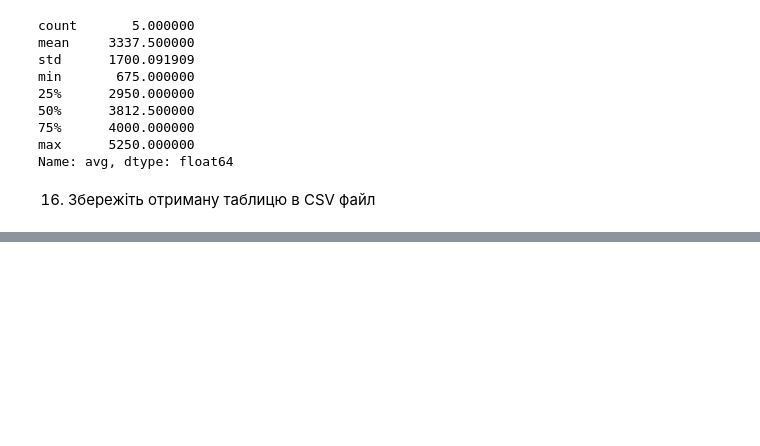
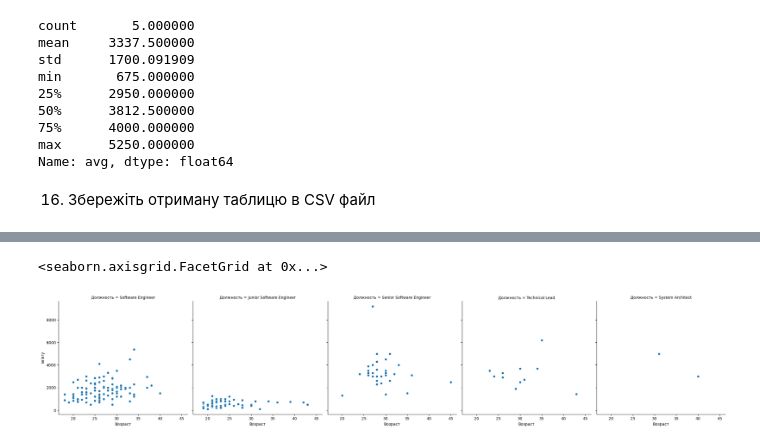
Before and after one commit to Serhii-Kravchenko-2022/Home_work_Data_Science8, a Jupyter notebook: HW2_2.ipynb, the cells around one changed output, grey strips where cells are left out. Cells and saved outputs as stored; diff of their text form; code cells hidden in the pictures; blank space fills up the shorter version.

```diff
--- a/HW2_2.ipynb
+++ b/HW2_2.ipynb
@@ -238,0 +244,5 @@ salary_agg.to_csv('/DataScience8/MyDrive/DataScience8/salary_agg.csv', index=Fal
+# %%
+sns.relplot(data=python_data, x='Возраст', y='salary', kind='scatter', col='Должность')
+# %% [output]
+<seaborn.axisgrid.FacetGrid at 0x...>
+[figure, added]
```
Also changed, not shown: parts of 4 cells of this notebook.
